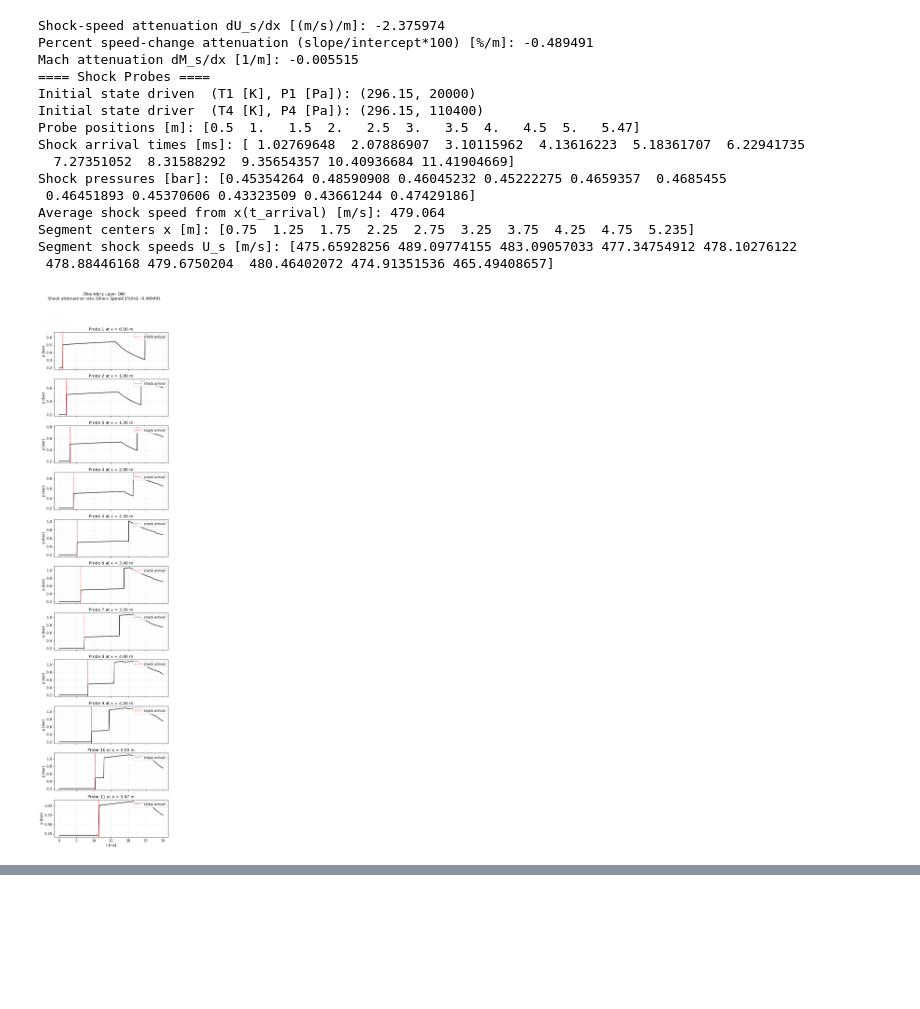
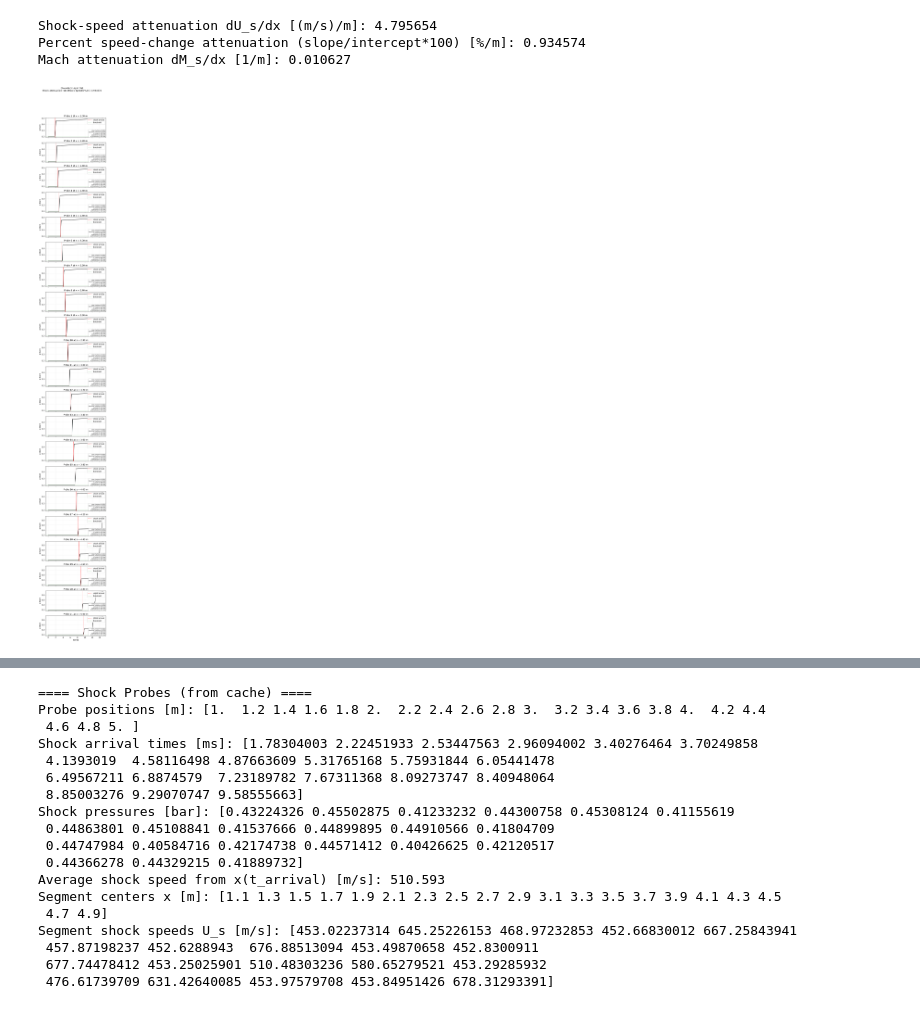
Before and after one commit to krainrpmt/StanShock_0.1.1_NIMT, a Jupyter notebook: examples/validation/SOD + BL Simulation.ipynb, the cells around one changed output, grey strips where cells are left out. Cells and saved outputs as stored; diff of their text form; code cells hidden in the pictures; blank space fills up the shorter version.

```diff
--- a/examples/validation/SOD + BL Simulation.ipynb
+++ b/examples/validation/SOD + BL Simulation.ipynb
@@ -780,8 +813,8 @@ Segment shock speeds U_s [m/s]: [482.08489398 482.4851069  483.09057033 477.3475
 # This block loads the cached file from the CFD output folder (no cfd_data dependency).
 
 cache_dir = 'SOD + BL Simulation Output'
-case_name = 'case1'
-probe_locations = [0.5,1.0,1.5,2.0,2.5,3.0,3.5,4.0,4.5,5.0,5.47]  # <-- edit here
+case_name = 'case2'
+probe_locations = np.linspace(1,5,21)  # <-- edit here
 rise_fraction = 0.001
 baseline_fraction = 0.05  # XX% baseline window = baseline_fraction * 100
 
@@ -791,50 +824,38 @@ cached_metrics = postprocess_cached_results(
     probe_locations=probe_locations,
     rise_fraction=rise_fraction,
     baseline_fraction=baseline_fraction,
-    show_results=False,
+    show_results=True,
     boundary_layer_model=None,
 )
 
 cache_file = _cache_file_path(cache_dir, case_name=case_name)
 with np.load(cache_file, allow_pickle=True) as data:
     xt_time = np.array(data['xt_time'])
     xt_x = np.array(data['xt_x'])
     xt_pressure = np.array(data['xt_pressure'])
     xt_density = np.array(data['xt_density']) if 'xt_density' in data else None
     xt_temperature = np.array(data['xt_temperature']) if 'xt_temperature' in data else None
 
 _plot_xt_from_cached_fields(
     xt_time=xt_time,
     xt_x=xt_x,
     xt_pressure=xt_pressure,
     xt_density=xt_density,
     xt_temperature=xt_temperature,
 )
 
 print("==== Shock Probes (from cache) ====")
 print("Probe positions [m]:", cached_metrics["probe_locations"])
 print("Shock arrival times [ms]:", cached_metrics["probe_arrival_times"] * 1e3)
 print("Shock pressures [bar]:", cached_metrics["probe_shock_pressures"] / 1e5)
 print("Average shock speed from x(t_arrival) [m/s]: %.3f" % cached_metrics["shock_speed_average"])
 if len(cached_metrics["shock_speed_segment"]) > 0:
     print("Segment centers x [m]:", cached_metrics["shock_speed_segment_centers"])
     print("Segment shock speeds U_s [m/s]:", cached_metrics["shock_speed_segment"])
 
 plt.show()
 # %% [output]
-Shock-speed attenuation dU_s/dx [(m/s)/m]: -2.375974
-Percent speed-change attenuation (slope/intercept*100) [%/m]: -0.489491
-Mach attenuation dM_s/dx [1/m]: -0.005515
-==== Shock Probes ====
-Initial state driven  (T1 [K], P1 [Pa]): (296.15, 20000)
-Initial state driver  (T4 [K], P4 [Pa]): (296.15, 110400)
-Probe positions [m]: [0.5  1.   1.5  2.   2.5  3.   3.5  4.   4.5  5.   5.47]
-Shock arrival times [ms]: [ 1.02769648  2.07886907  3.10115962  4.13616223  5.18361707  6.22941735
-  7.27351052  8.31588292  9.35654357 10.40936684 11.41904669]
-Shock pressures [bar]: [0.45354264 0.48590908 0.46045232 0.45222275 0.4659357  0.4685455
- 0.46451893 0.45370606 0.43323509 0.43661244 0.47429186]
-Average shock speed from x(t_arrival) [m/s]: 479.064
-Segment centers x [m]: [0.75  1.25  1.75  2.25  2.75  3.25  3.75  4.25  4.75  5.235]
-Segment shock speeds U_s [m/s]: [475.65928256 489.09774155 483.09057033 477.34754912 478.10276122
- 478.88446168 479.6750204  480.46402072 474.91351536 465.49408657]
+Shock-speed attenuation dU_s/dx [(m/s)/m]: 4.795654
+Percent speed-change attenuation (slope/intercept*100) [%/m]: 0.934574
+Mach attenuation dM_s/dx [1/m]: 0.010627
-[figure, old version]
+[figure, new version]
@@ -841,0 +863,18 @@ Segment shock speeds U_s [m/s]: [475.65928256 489.09774155 483.09057033 477.3475
+==== Shock Probes (from cache) ====
+Probe positions [m]: [1.  1.2 1.4 1.6 1.8 2.  2.2 2.4 2.6 2.8 3.  3.2 3.4 3.6 3.8 4.  4.2 4.4
+ 4.6 4.8 5. ]
+Shock arrival times [ms]: [1.78304003 2.22451933 2.53447563 2.96094002 3.40276464 3.70249858
+ 4.1393019  4.58116498 4.87663609 5.31765168 5.75931844 6.05441478
+ 6.49567211 6.8874579  7.23189782 7.67311368 8.09273747 8.40948064
+ 8.85003276 9.29070747 9.58555663]
+Shock pressures [bar]: [0.43224326 0.45502875 0.41233232 0.44300758 0.45308124 0.41155619
+ 0.44863801 0.45108841 0.41537666 0.44899895 0.44910566 0.41804709
+ 0.44747984 0.40584716 0.42174738 0.44571412 0.40426625 0.42120517
+ 0.44366278 0.44329215 0.41889732]
+Average shock speed from x(t_arrival) [m/s]: 510.593
+Segment centers x [m]: [1.1 1.3 1.5 1.7 1.9 2.1 2.3 2.5 2.7 2.9 3.1 3.3 3.5 3.7 3.9 4.1 4.3 4.5
+ 4.7 4.9]
+Segment shock speeds U_s [m/s]: [453.02237314 645.25226153 468.97232853 452.66830012 667.25843941
+ 457.87198237 452.6288943  676.88513094 453.49870658 452.8300911
+ 677.74478412 453.25025901 510.48303236 580.65279521 453.29285932
+ 476.61739709 631.42640085 453.97579708 453.84951426 678.31293391]
```
Also changed, not shown: parts of 3 cells of this notebook.
